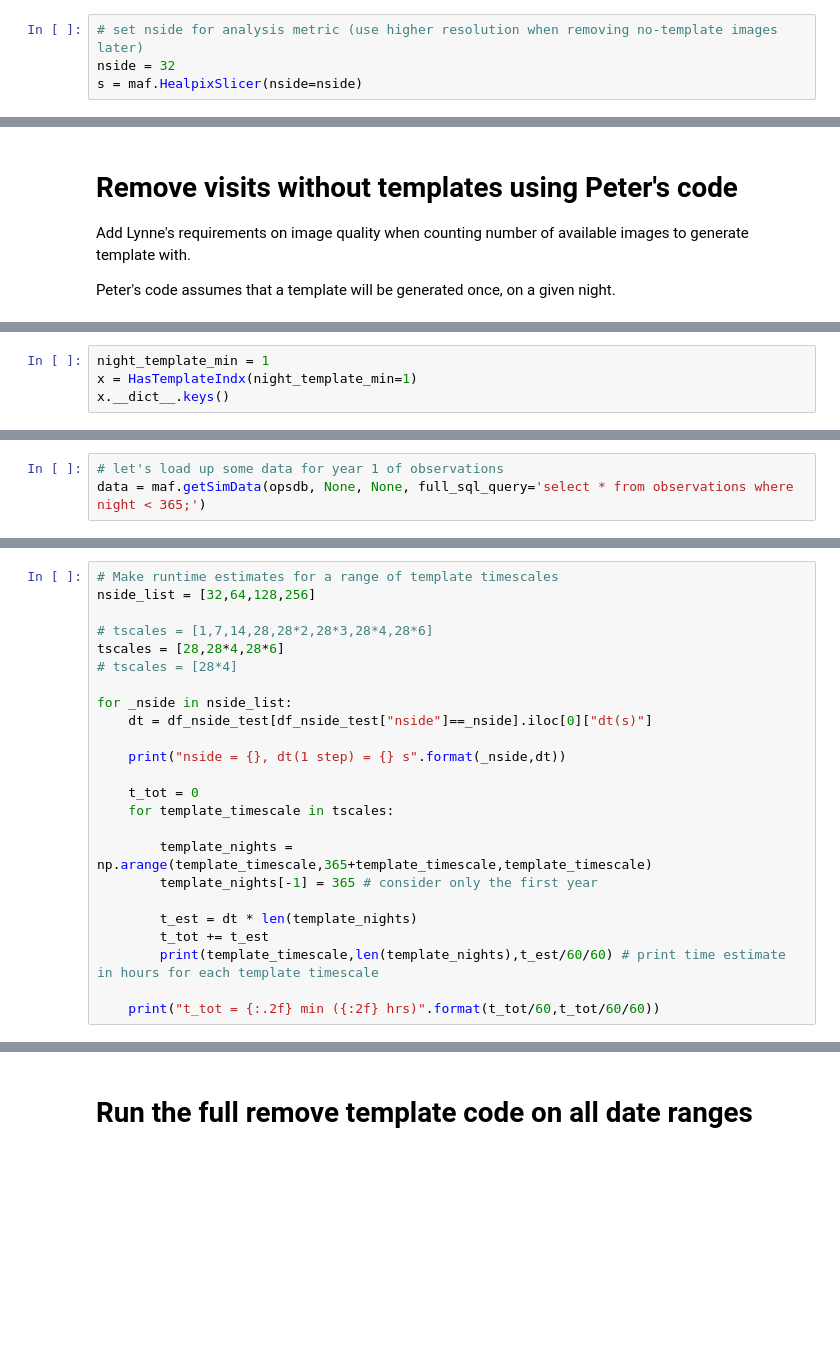
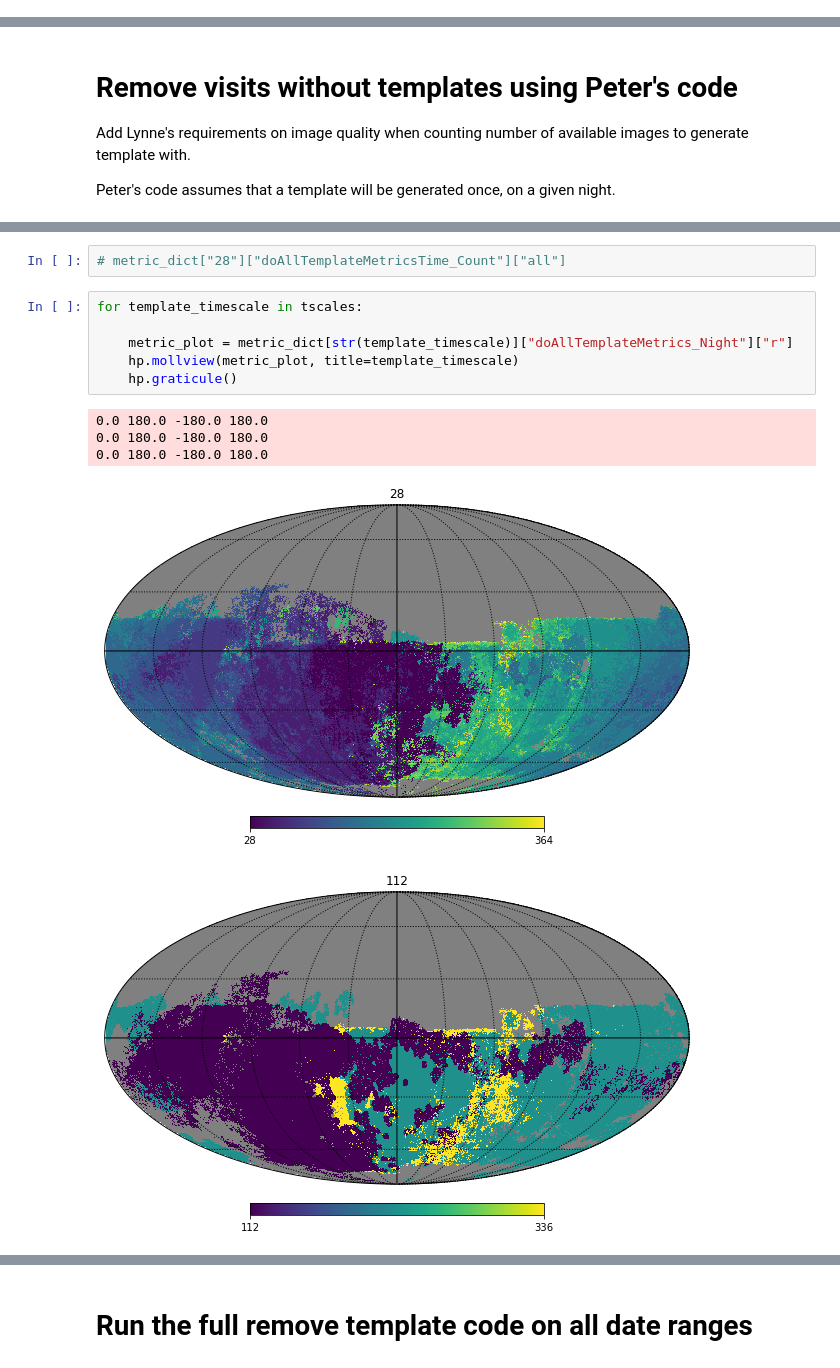
Before and after one commit to jrob93/rubin_templates, a Jupyter notebook: remove_no_template_visits.ipynb, the cells around one changed output, grey strips where cells are left out. Saved outputs shown, nothing was run; the diff lists cells and outputs as text; blank space fills up the shorter version.

```diff
--- a/remove_no_template_visits.ipynb
+++ b/remove_no_template_visits.ipynb
@@ -46,7 +91,3 @@ else:
     conn = sqlite3.connect(year1_fname)
     df_year1 = pd.read_sql('select * from observations;', conn)
     conn.close()
-# %%
-# set nside for analysis metric (use higher resolution when removing no-template images later)
-nside = 32
-s = maf.HealpixSlicer(nside=nside)
@@ -378,5 +289 @@ def remove_no_templates(data_in, nside=32, id_col='observationId', night_templat
     return result
-# %%
-night_template_min = 1
-x = HasTemplateIndx(night_template_min=1)
-x.__dict__.keys()
@@ -393,3 +289,0 @@ opsdb
-# %%
-# let's load up some data for year 1 of observations
-data = maf.getSimData(opsdb, None, None, full_sql_query='select * from observations where night < 365;')
@@ -519,24 +289,0 @@ Pass all visits with night <= t + template_timescale so that all previous observ
-# %%
-# Make runtime estimates for a range of template timescales
-nside_list = [32,64,128,256]
-
-# tscales = [1,7,14,28,28*2,28*3,28*4,28*6]
-tscales = [28,28*4,28*6]
-# tscales = [28*4]
-
-for _nside in nside_list:
-    dt = df_nside_test[df_nside_test["nside"]==_nside].iloc[0]["dt(s)"]
-
-    print("nside = {}, dt(1 step) = {} s".format(_nside,dt))
-
-    t_tot = 0
-    for template_timescale in tscales:
-
-        template_nights = np.arange(template_timescale,365+template_timescale,template_timescale)
-        template_nights[-1] = 365 # consider only the first year
-
-        t_est = dt * len(template_nights)
-        t_tot += t_est
-        print(template_timescale,len(template_nights),t_est/60/60) # print time estimate in hours for each template timescale
-
-    print("t_tot = {:.2f} min ({:2f} hrs)".format(t_tot/60,t_tot/60/60))
@@ -563,0 +663,14 @@ t_tot = 133.68 min (2.228032 hrs)
+# %%
+# metric_dict["28"]["doAllTemplateMetricsTime_Count"]["all"]
+# %%
+for template_timescale in tscales:
+
+    metric_plot = metric_dict[str(template_timescale)]["doAllTemplateMetrics_Night"]["r"]
+    hp.mollview(metric_plot, title=template_timescale)
+    hp.graticule()
+# %% [output]
+0.0 180.0 -180.0 180.0
+0.0 180.0 -180.0 180.0
+0.0 180.0 -180.0 180.0
+[figure, added]
+[figure, added]
```
Also changed, not shown: parts of 82 cells of this notebook, 2 other files.
